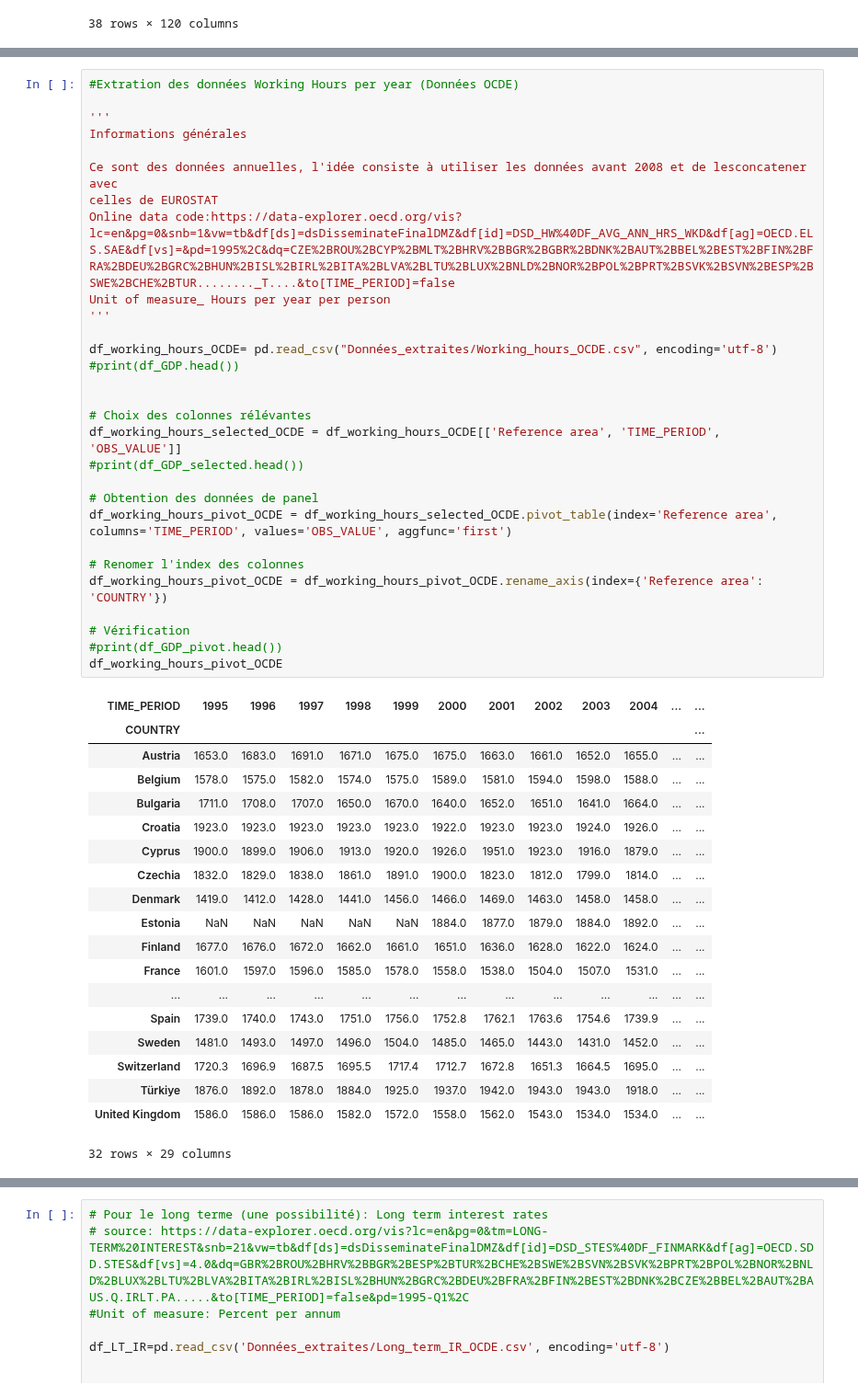
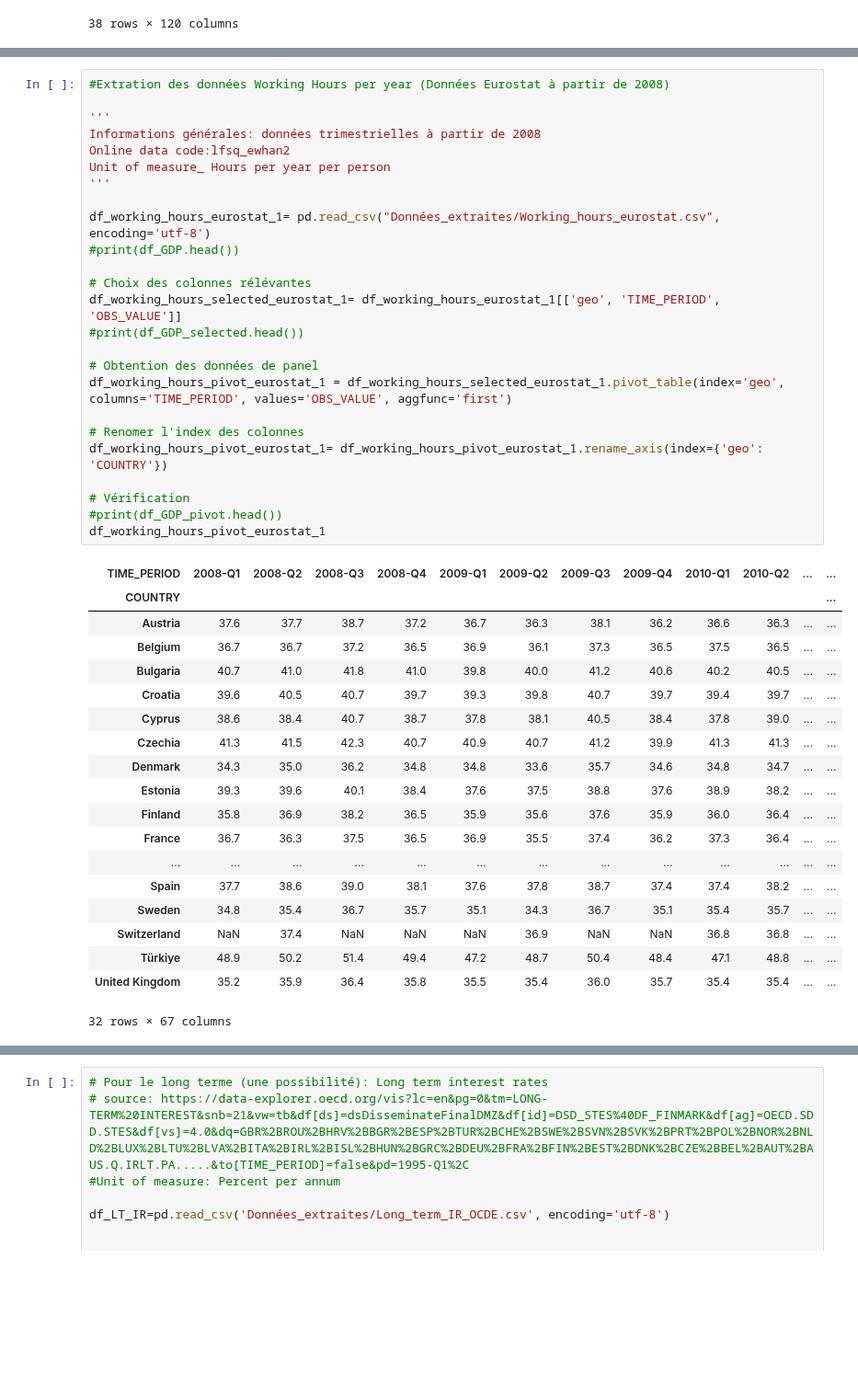
Before and after one commit to enriquealarcon01/Stat-App, a Jupyter notebook: Stat'App- test données.ipynb, the cells around one changed output, grey strips where cells are left out. Shown at 92% size. Saved outputs shown, nothing was run; the diff lists cells and outputs as text; blank space fills up the shorter version.

```diff
--- a/Stat'App- test données.ipynb
+++ b/Stat'App- test données.ipynb
@@ -49,50 +138,46 @@ df_GDP_pivot
 # %%
-#Extration des données Working Hours per year (Données OCDE)
+#Extration des données Working Hours per year (Données Eurostat à partir de 2008)
 
 '''
-Informations générales
-
-Ce sont des données annuelles, l'idée consiste à utiliser les données avant 2008 et de lesconcatener avec
-celles de EUROSTAT
-Online data code:https://data-explorer.oecd.org/vis?lc=en&pg=0&snb=1&vw=tb&df[ds]=dsDisseminateFinalDMZ&df[id]=DSD_HW%40DF_AVG_ANN_HRS_WKD&df[ag]=OECD.ELS.SAE&df[vs]=&pd=1995%2C&dq=CZE%2BROU%2BCYP%2BMLT%2BHRV%2BBGR%2BGBR%2BDNK%2BAUT%2BBEL%2BEST%2BFIN%2BFRA%2BDEU%2BGRC%2BHUN%2BISL%2BIRL%2BITA%2BLVA%2BLTU%2BLUX%2BNLD%2BNOR%2BPOL%2BPRT%2BSVK%2BSVN%2BESP%2BSWE%2BCHE%2BTUR........_T....&to[TIME_PERIOD]=false
+Informations générales: données trimestrielles à partir de 2008
+Online data code:lfsq_ewhan2
 Unit of measure_ Hours per year per person
 '''
 
-df_working_hours_OCDE= pd.read_csv("Données_extraites/Working_hours_OCDE.csv", encoding='utf-8')
+df_working_hours_eurostat_1= pd.read_csv("Données_extraites/Working_hours_eurostat.csv", encoding='utf-8')
 #print(df_GDP.head())
 
-
 # Choix des colonnes rélévantes
-df_working_hours_selected_OCDE = df_working_hours_OCDE[['Reference area', 'TIME_PERIOD', 'OBS_VALUE']]
+df_working_hours_selected_eurostat_1= df_working_hours_eurostat_1[['geo', 'TIME_PERIOD', 'OBS_VALUE']]
 #print(df_GDP_selected.head())
 
 # Obtention des données de panel
-df_working_hours_pivot_OCDE = df_working_hours_selected_OCDE.pivot_table(index='Reference area', columns='TIME_PERIOD', values='OBS_VALUE', aggfunc='first')
+df_working_hours_pivot_eurostat_1 = df_working_hours_selected_eurostat_1.pivot_table(index='geo', columns='TIME_PERIOD', values='OBS_VALUE', aggfunc='first')
 
 # Renomer l'index des colonnes
-df_working_hours_pivot_OCDE = df_working_hours_pivot_OCDE.rename_axis(index={'Reference area': 'COUNTRY'})
+df_working_hours_pivot_eurostat_1= df_working_hours_pivot_eurostat_1.rename_axis(index={'geo': 'COUNTRY'})
 
 # Vérification
 #print(df_GDP_pivot.head())
-df_working_hours_pivot_OCDE
+df_working_hours_pivot_eurostat_1
 # %% [output]
-| TIME_PERIOD | 1995 | 1996 | 1997 | 1998 | 1999 | 2000 | 2001 | 2002 | 2003 | 2004 | ... | ... |
+| TIME_PERIOD | 2008-Q1 | 2008-Q2 | 2008-Q3 | 2008-Q4 | 2009-Q1 | 2009-Q2 | 2009-Q3 | 2009-Q4 | 2010-Q1 | 2010-Q2 | ... | ... |
 | COUNTRY |  |  |  |  |  |  |  |  |  |  |  | ... |
-| Austria | 1653.0 | 1683.0 | 1691.0 | 1671.0 | 1675.0 | 1675.0 | 1663.0 | 1661.0 | 1652.0 | 1655.0 | ... | ... |
-| Belgium | 1578.0 | 1575.0 | 1582.0 | 1574.0 | 1575.0 | 1589.0 | 1581.0 | 1594.0 | 1598.0 | 1588.0 | ... | ... |
-| Bulgaria | 1711.0 | 1708.0 | 1707.0 | 1650.0 | 1670.0 | 1640.0 | 1652.0 | 1651.0 | 1641.0 | 1664.0 | ... | ... |
-| Croatia | 1923.0 | 1923.0 | 1923.0 | 1923.0 | 1923.0 | 1922.0 | 1923.0 | 1923.0 | 1924.0 | 1926.0 | ... | ... |
-| Cyprus | 1900.0 | 1899.0 | 1906.0 | 1913.0 | 1920.0 | 1926.0 | 1951.0 | 1923.0 | 1916.0 | 1879.0 | ... | ... |
-| Czechia | 1832.0 | 1829.0 | 1838.0 | 1861.0 | 1891.0 | 1900.0 | 1823.0 | 1812.0 | 1799.0 | 1814.0 | ... | ... |
-| Denmark | 1419.0 | 1412.0 | 1428.0 | 1441.0 | 1456.0 | 1466.0 | 1469.0 | 1463.0 | 1458.0 | 1458.0 | ... | ... |
-| Estonia | NaN | NaN | NaN | NaN | NaN | 1884.0 | 1877.0 | 1879.0 | 1884.0 | 1892.0 | ... | ... |
-| Finland | 1677.0 | 1676.0 | 1672.0 | 1662.0 | 1661.0 | 1651.0 | 1636.0 | 1628.0 | 1622.0 | 1624.0 | ... | ... |
-| France | 1601.0 | 1597.0 | 1596.0 | 1585.0 | 1578.0 | 1558.0 | 1538.0 | 1504.0 | 1507.0 | 1531.0 | ... | ... |
+| Austria | 37.6 | 37.7 | 38.7 | 37.2 | 36.7 | 36.3 | 38.1 | 36.2 | 36.6 | 36.3 | ... | ... |
+| Belgium | 36.7 | 36.7 | 37.2 | 36.5 | 36.9 | 36.1 | 37.3 | 36.5 | 37.5 | 36.5 | ... | ... |
+| Bulgaria | 40.7 | 41.0 | 41.8 | 41.0 | 39.8 | 40.0 | 41.2 | 40.6 | 40.2 | 40.5 | ... | ... |
+| Croatia | 39.6 | 40.5 | 40.7 | 39.7 | 39.3 | 39.8 | 40.7 | 39.7 | 39.4 | 39.7 | ... | ... |
+| Cyprus | 38.6 | 38.4 | 40.7 | 38.7 | 37.8 | 38.1 | 40.5 | 38.4 | 37.8 | 39.0 | ... | ... |
+| Czechia | 41.3 | 41.5 | 42.3 | 40.7 | 40.9 | 40.7 | 41.2 | 39.9 | 41.3 | 41.3 | ... | ... |
+| Denmark | 34.3 | 35.0 | 36.2 | 34.8 | 34.8 | 33.6 | 35.7 | 34.6 | 34.8 | 34.7 | ... | ... |
+| Estonia | 39.3 | 39.6 | 40.1 | 38.4 | 37.6 | 37.5 | 38.8 | 37.6 | 38.9 | 38.2 | ... | ... |
+| Finland | 35.8 | 36.9 | 38.2 | 36.5 | 35.9 | 35.6 | 37.6 | 35.9 | 36.0 | 36.4 | ... | ... |
+| France | 36.7 | 36.3 | 37.5 | 36.5 | 36.9 | 35.5 | 37.4 | 36.2 | 37.3 | 36.4 | ... | ... |
 | ... | ... | ... | ... | ... | ... | ... | ... | ... | ... | ... | ... | ... |
-| Spain | 1739.0 | 1740.0 | 1743.0 | 1751.0 | 1756.0 | 1752.8 | 1762.1 | 1763.6 | 1754.6 | 1739.9 | ... | ... |
-| Sweden | 1481.0 | 1493.0 | 1497.0 | 1496.0 | 1504.0 | 1485.0 | 1465.0 | 1443.0 | 1431.0 | 1452.0 | ... | ... |
-| Switzerland | 1720.3 | 1696.9 | 1687.5 | 1695.5 | 1717.4 | 1712.7 | 1672.8 | 1651.3 | 1664.5 | 1695.0 | ... | ... |
-| Türkiye | 1876.0 | 1892.0 | 1878.0 | 1884.0 | 1925.0 | 1937.0 | 1942.0 | 1943.0 | 1943.0 | 1918.0 | ... | ... |
-| United Kingdom | 1586.0 | 1586.0 | 1586.0 | 1582.0 | 1572.0 | 1558.0 | 1562.0 | 1543.0 | 1534.0 | 1534.0 | ... | ... |
+| Spain | 37.7 | 38.6 | 39.0 | 38.1 | 37.6 | 37.8 | 38.7 | 37.4 | 37.4 | 38.2 | ... | ... |
+| Sweden | 34.8 | 35.4 | 36.7 | 35.7 | 35.1 | 34.3 | 36.7 | 35.1 | 35.4 | 35.7 | ... | ... |
+| Switzerland | NaN | 37.4 | NaN | NaN | NaN | 36.9 | NaN | NaN | 36.8 | 36.8 | ... | ... |
+| Türkiye | 48.9 | 50.2 | 51.4 | 49.4 | 47.2 | 48.7 | 50.4 | 48.4 | 47.1 | 48.8 | ... | ... |
+| United Kingdom | 35.2 | 35.9 | 36.4 | 35.8 | 35.5 | 35.4 | 36.0 | 35.7 | 35.4 | 35.4 | ... | ... |
-32 rows × 29 columns
+32 rows × 67 columns
 # %%
```
Also changed, not shown: parts of 6 cells of this notebook, 3 other files.
